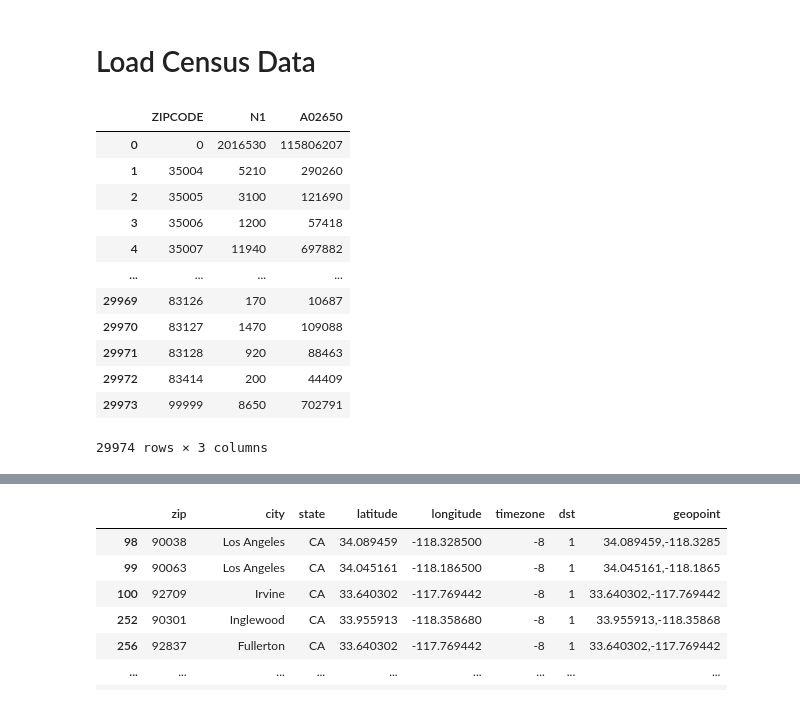
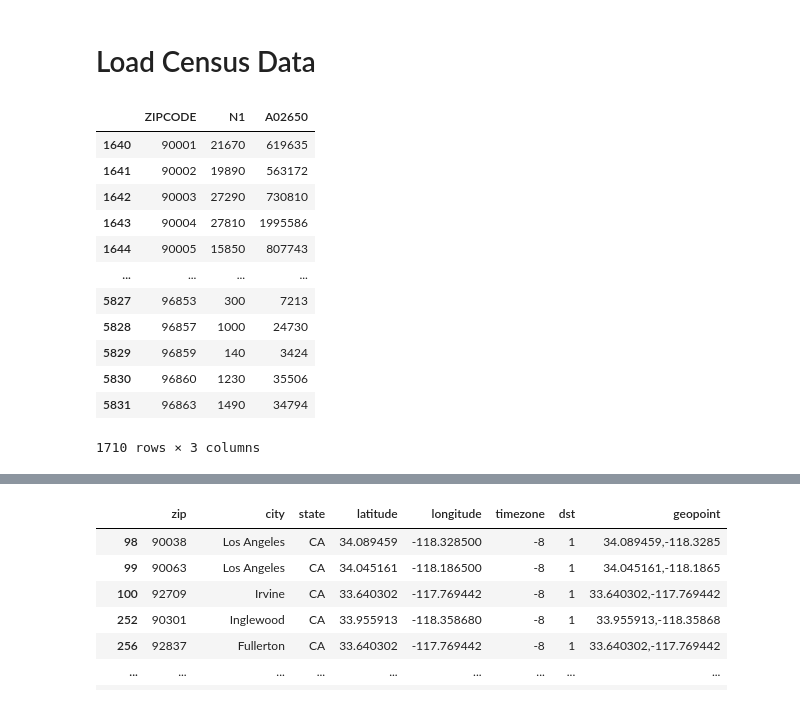
Before and after one commit to erikrozi/acmlab, a Jupyter notebook: unsupervised.ipynb, the cells around one changed output, grey strips where cells are left out. Drawn from its saved outputs; the diff is of its cells as text; code cells hidden in the pictures.

```diff
--- a/unsupervised.ipynb
+++ b/unsupervised.ipynb
@@ -38,19 +40,19 @@ device = torch.device('cuda') if torch.cuda.is_available() else torch.device('cp
 # %%
 tax_returns_data = pd.read_csv("16zpallnoagi.csv")
 cleaned_tax_data = pd.DataFrame(tax_returns_data, columns = ["ZIPCODE", "N1", "A02650"])
-
+cleaned_tax_data = cleaned_tax_data[(cleaned_tax_data['ZIPCODE'] <= 97000) & (cleaned_tax_data['ZIPCODE'] >= 90000)] #remove zipcodes not in california
 cleaned_tax_data
 # %% [output]
 |  | ZIPCODE | N1 | A02650 |
-| 0 | 0 | 2016530 | 115806207 |
-| 1 | 35004 | 5210 | 290260 |
-| 2 | 35005 | 3100 | 121690 |
-| 3 | 35006 | 1200 | 57418 |
-| 4 | 35007 | 11940 | 697882 |
+| 1640 | 90001 | 21670 | 619635 |
+| 1641 | 90002 | 19890 | 563172 |
+| 1642 | 90003 | 27290 | 730810 |
+| 1643 | 90004 | 27810 | 1995586 |
+| 1644 | 90005 | 15850 | 807743 |
 | ... | ... | ... | ... |
-| 29969 | 83126 | 170 | 10687 |
-| 29970 | 83127 | 1470 | 109088 |
-| 29971 | 83128 | 920 | 88463 |
-| 29972 | 83414 | 200 | 44409 |
-| 29973 | 99999 | 8650 | 702791 |
+| 5827 | 96853 | 300 | 7213 |
+| 5828 | 96857 | 1000 | 24730 |
+| 5829 | 96859 | 140 | 3424 |
+| 5830 | 96860 | 1230 | 35506 |
+| 5831 | 96863 | 1490 | 34794 |
-29974 rows × 3 columns
+1710 rows × 3 columns
```
Also changed, not shown: parts of 11 cells of this notebook.
